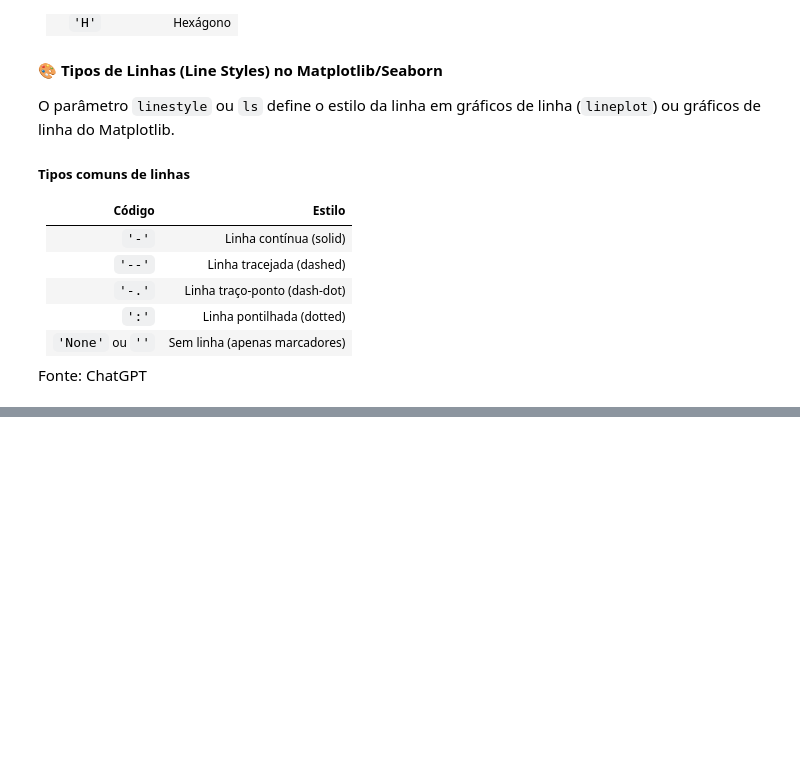
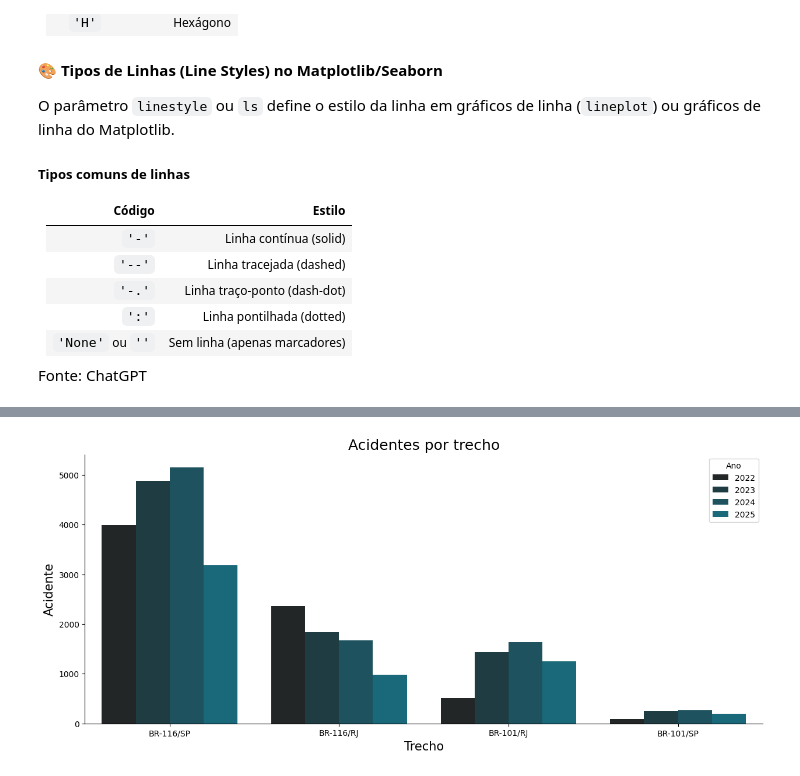
Before and after one commit to Bhertho/Analise_Acidentes_RioSP, a Jupyter notebook: Analise.ipynb, the cells around one changed output, grey strips where cells are left out. Saved outputs shown, nothing was run; the diff lists cells and outputs as text; code cells hidden in the pictures; blank space fills up the shorter version.

```diff
--- a/Analise.ipynb
+++ b/Analise.ipynb
@@ -303,0 +360,47 @@ Fonte: ChatGPT
+# %%
+# Criando uma coluna de ano no df
+
+df['ano'] = df['datahora'].dt.year
+# %%
+# Criando o gráfico de colunas
+
+# Com a função 'countplot' podemos criar um gráfico com a
+# contagem de ocorrências da coluna informada no parâmetro x
+ax_trecho = sns.countplot(
+    data = df,
+    x = 'trecho',
+    # color = '#09738a',    # Com o hue ativo, não informe cor
+    palette='dark:#09738a', # Informe uma paleta de cores
+    hue = 'ano'
+)
+
+# Alterando o tamanho do gráfico
+ax_trecho.figure.set_size_inches(15,6)
+
+# Adicionando título
+ax_trecho.set_title(
+    'Acidentes por trecho',
+    loc = 'center',
+    fontsize = 18
+)
+
+# Adicionando as labels dos eixos x e y
+ax_trecho.set_xlabel(
+    'Trecho',
+    fontsize = 15
+)
+ax_trecho.set_ylabel(
+    'Acidente',
+    fontsize = 15
+)
+
+# Alterando o nome do título
+ax_trecho.legend(title='Ano')
+
+# Retira as linhas que fecham a 'caixa' do gráfico, mantendo apenas os eixos
+sns.despine()
+
+# Exibindo o gráfico
+plt.show()
+# %% [output]
+[figure, added]
```
Also changed, not shown: parts of 30 cells of this notebook.
